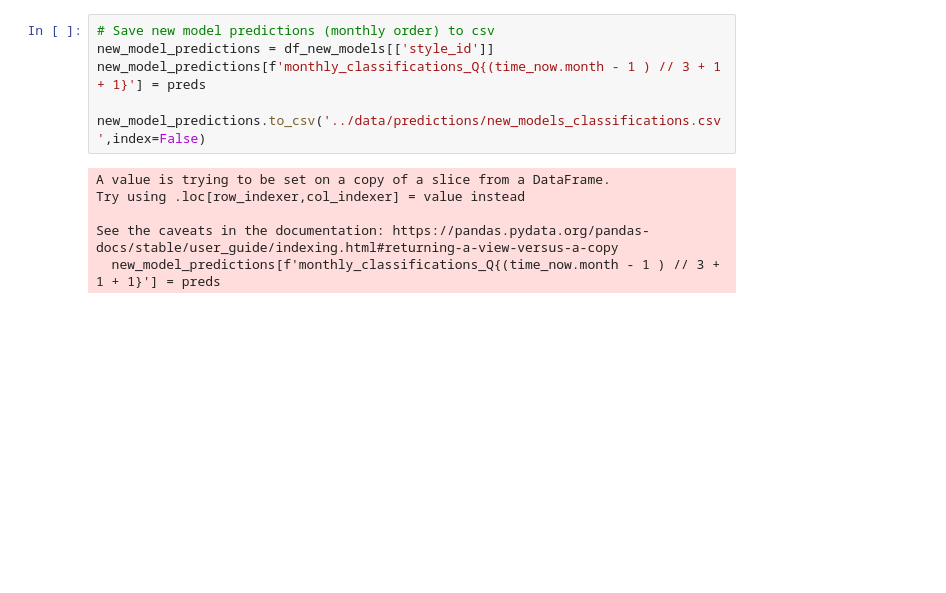
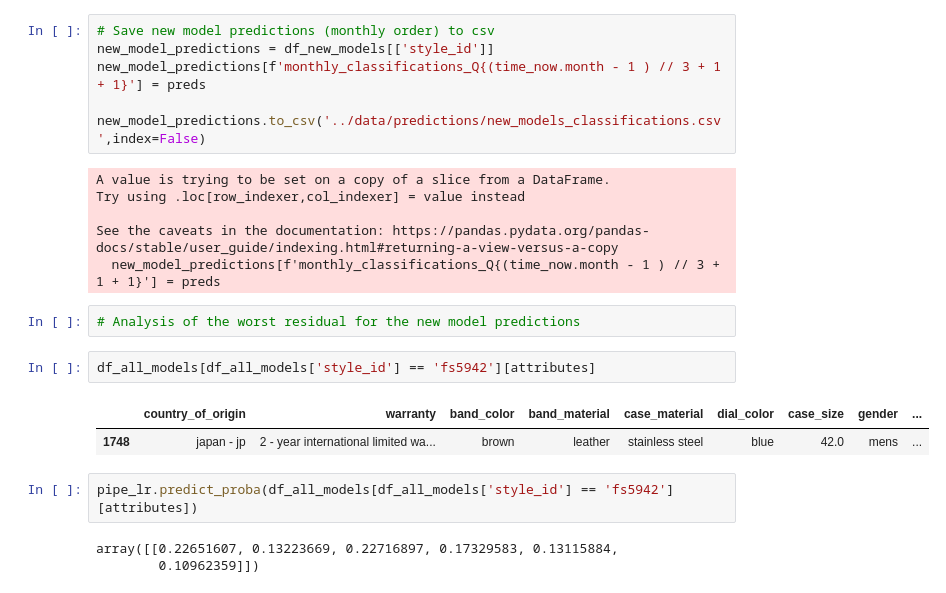
Before and after one commit to vmorenocosta/project-capstone-watch-sales, a Jupyter notebook: code/06_Classification_Predict_Sales.ipynb, the cells around one changed output. Cells and saved outputs as stored; diff of their text form; blank space fills up the shorter version.

```diff
--- a/code/06_Classification_Predict_Sales.ipynb
+++ b/code/06_Classification_Predict_Sales.ipynb
@@ -502,3 +506,15 @@ Try using .loc[row_indexer,col_indexer] = value instead
 
 See the caveats in the documentation: https://pandas.pydata.org/pandas-docs/stable/user_guide/indexing.html#returning-a-view-versus-a-copy
   new_model_predictions[f'monthly_classifications_Q{(time_now.month - 1 ) // 3 + 1 + 1}'] = preds
+# %%
+# Analysis of the worst residual for the new model predictions
+# %%
+df_all_models[df_all_models['style_id'] == 'fs5942'][attributes]
+# %% [output]
+|  | country_of_origin | warranty | band_color | band_material | case_material | dial_color | case_size | gender | ... |
+| 1748 | japan - jp | 2 - year international limited wa... | brown | leather | stainless steel | blue | 42.0 | mens | ... |
+# %%
+pipe_lr.predict_proba(df_all_models[df_all_models['style_id'] == 'fs5942'][attributes])
+# %% [output]
+array([[0.22651607, 0.13223669, 0.22716897, 0.17329583, 0.13115884,
+        0.10962359]])
```
Also changed, not shown: parts of 8 cells of this notebook, 27 other files.
